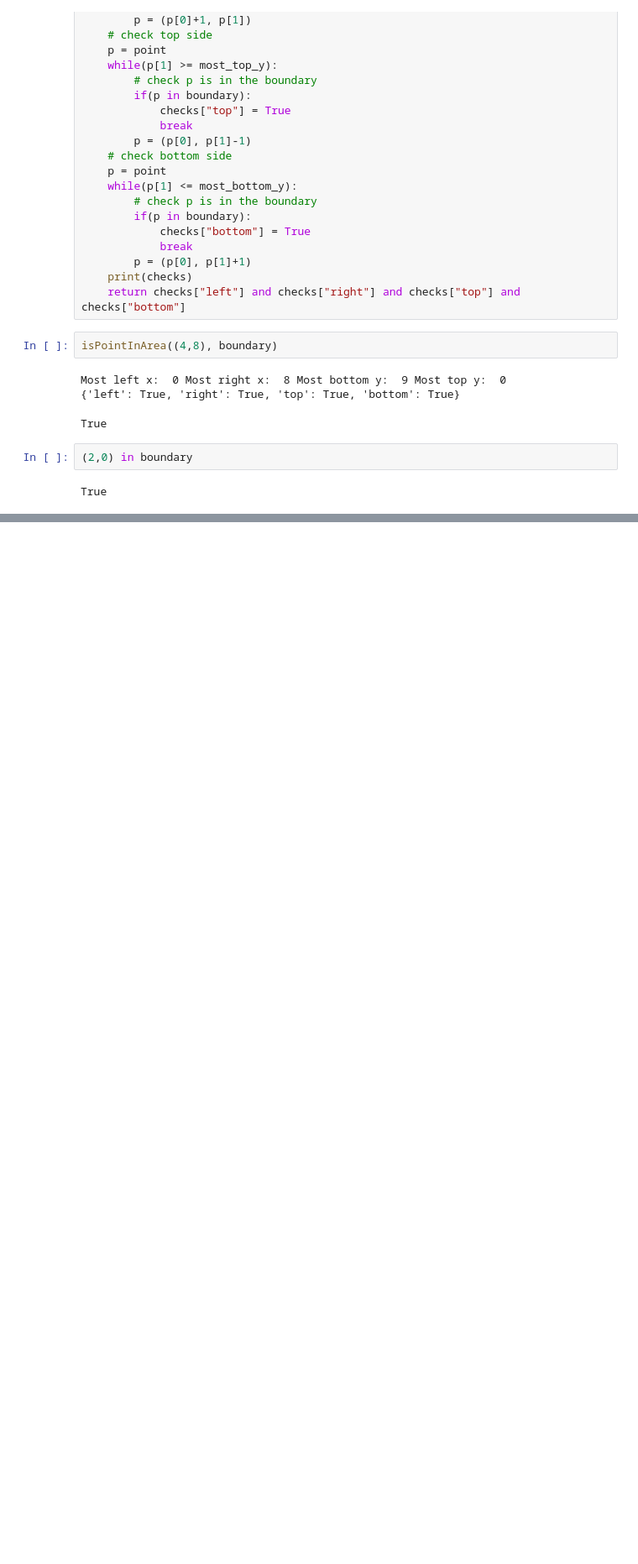
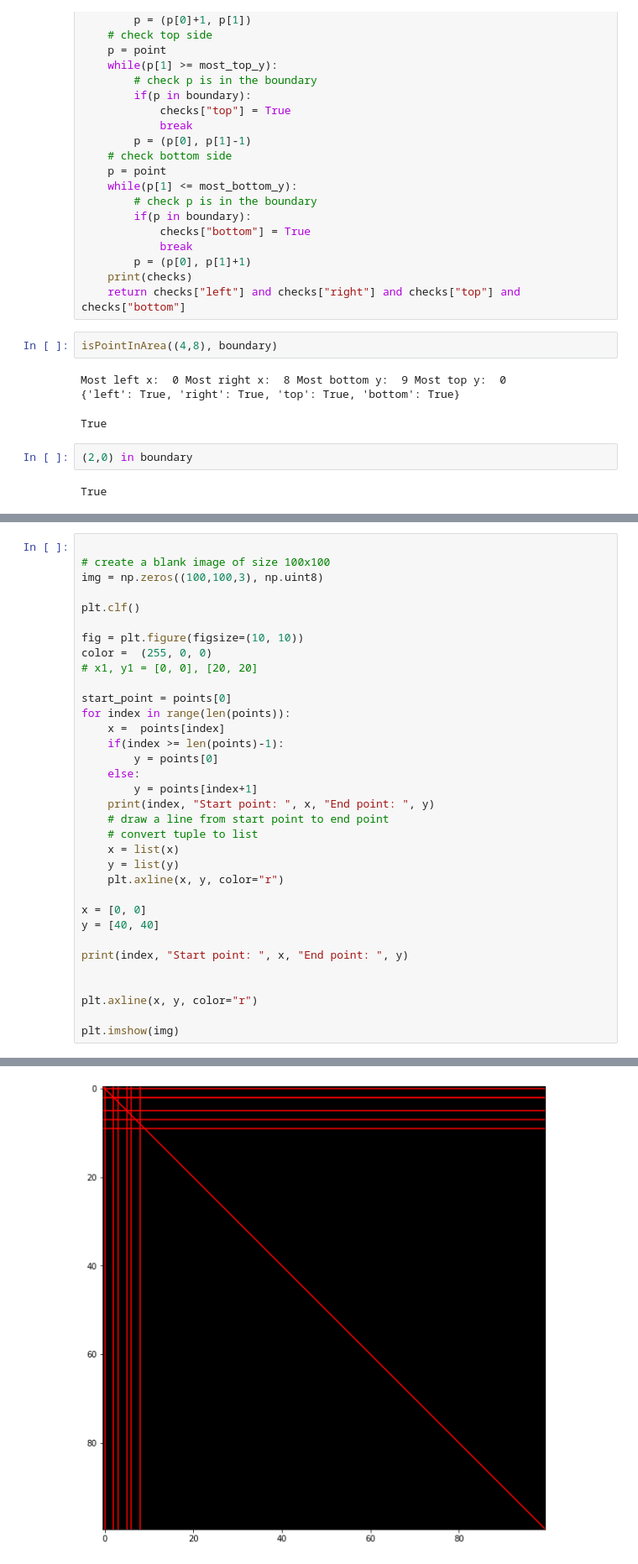
Before and after one commit to dsaha1656/orthogonal-hull, a Jupyter notebook: rectangular-partition.ipynb, the cells around one changed output, grey strips where cells are left out. Shown at 84% size. Saved outputs shown, nothing was run; the diff lists cells and outputs as text; blank space fills up the shorter version.

```diff
--- a/rectangular-partition.ipynb
+++ b/rectangular-partition.ipynb
@@ -182,0 +244,35 @@ True
+# %%
+
+# create a blank image of size 100x100
+img = np.zeros((100,100,3), np.uint8)
+
+plt.clf()
+
+fig = plt.figure(figsize=(10, 10))
+color =  (255, 0, 0)
+# x1, y1 = [0, 0], [20, 20]
+
+start_point = points[0]
+for index in range(len(points)):
+    x =  points[index]
+    if(index >= len(points)-1):
+        y = points[0]
+    else:
+        y = points[index+1]
+    print(index, "Start point: ", x, "End point: ", y)
+    # draw a line from start point to end point
+    # convert tuple to list
+    x = list(x)
+    y = list(y)
+    plt.axline(x, y, color="r")
+
+x = [0, 0]
+y = [40, 40]
+
+print(index, "Start point: ", x, "End point: ", y)
+
+
+plt.axline(x, y, color="r")
+
+plt.imshow(img)
+# %% [output]
@@ -182,0 +294 @@ True
+[figure, added]
```
Also changed, not shown: parts of 5 cells of this notebook, 2 other files.
